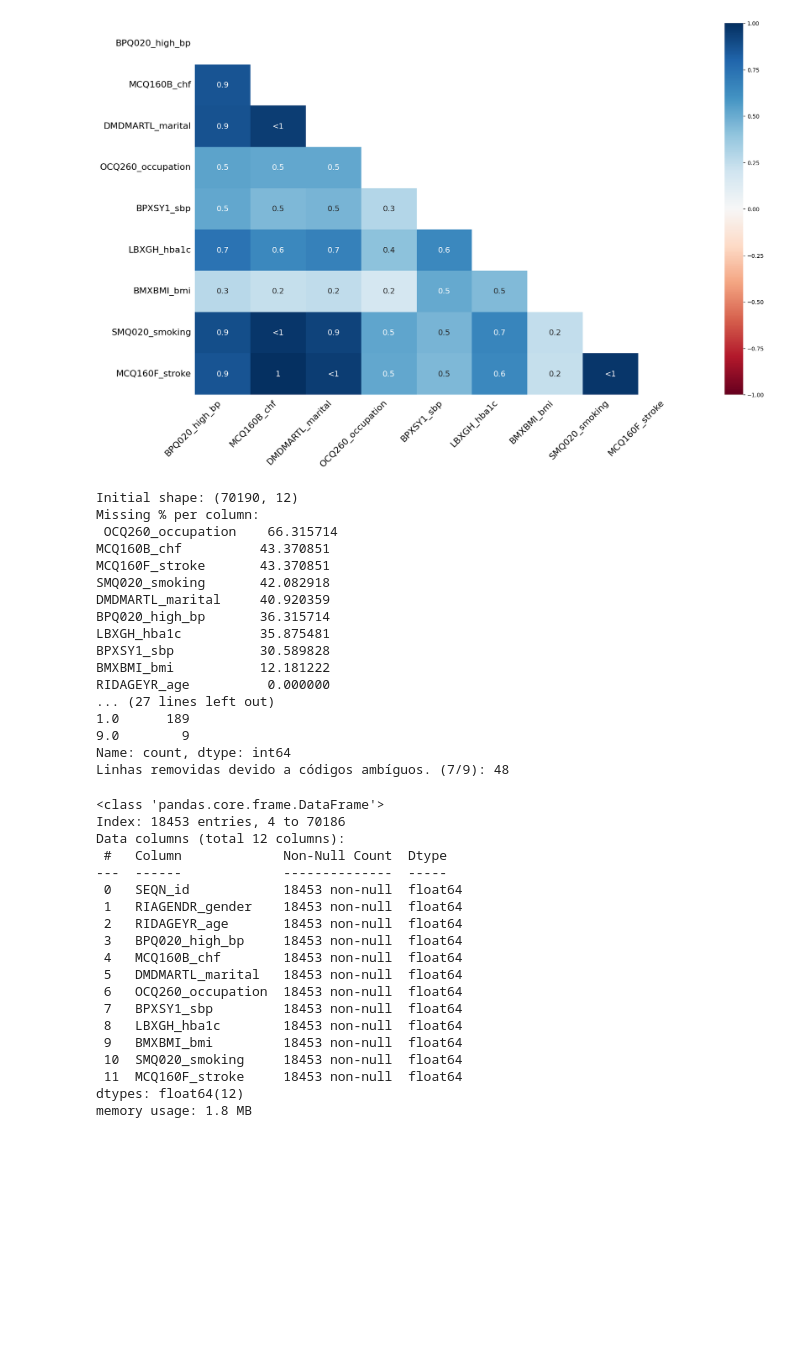
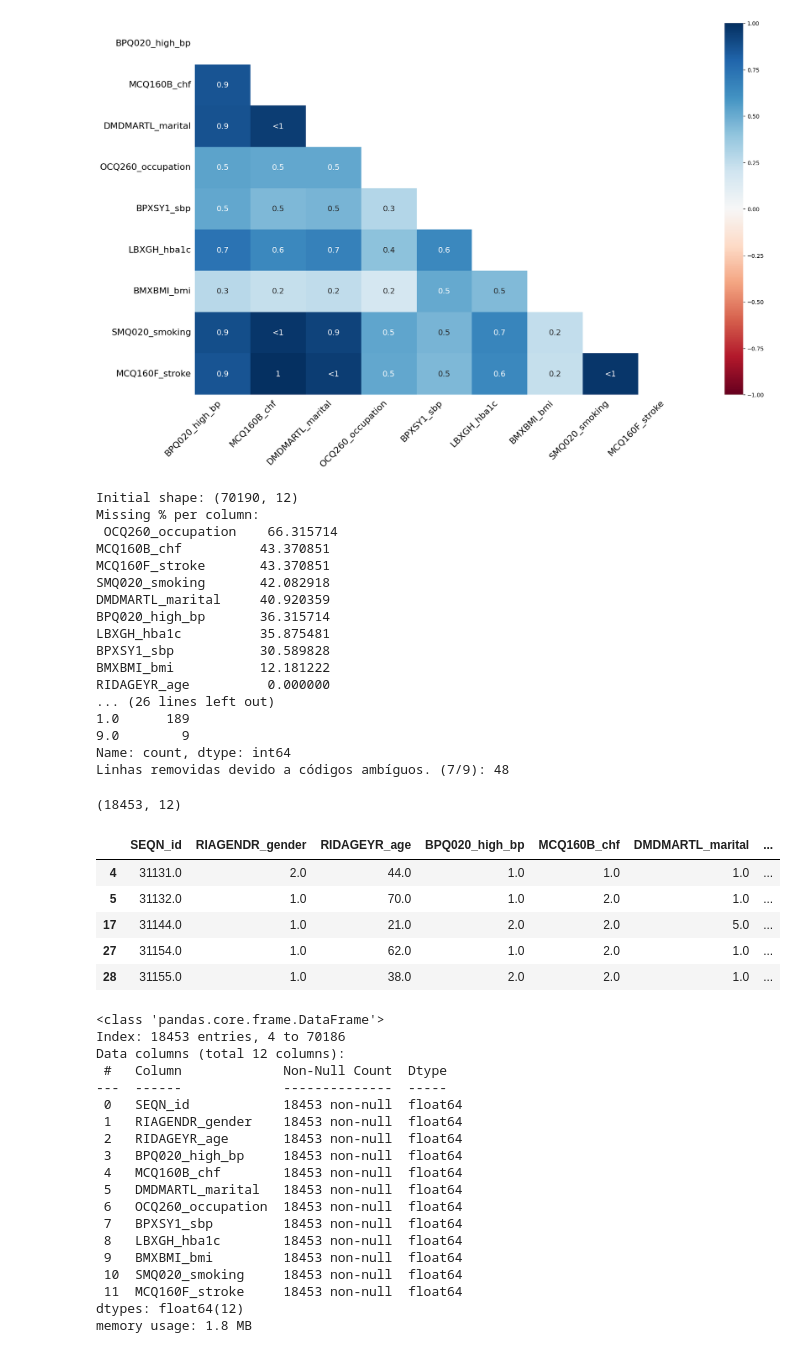
Before and after one commit to nigroev/fiap-pos-tech-ia-para-devs, a Jupyter notebook: 01-aulas-gravadas/01-welcome-to-ia-para-devs/07-tech-challenge/tech-challenge-fase-1.ipynb, the cells around one changed output. Drawn from its saved outputs; the diff is of its cells as text; code cells hidden in the pictures; blank space fills up the shorter version.

Commit message:
feat: mais bases e drop linhas nulas

```diff
--- a/01-aulas-gravadas/01-welcome-to-ia-para-devs/07-tech-challenge/tech-challenge-fase-1.ipynb
+++ b/01-aulas-gravadas/01-welcome-to-ia-para-devs/07-tech-challenge/tech-challenge-fase-1.ipynb
@@ -252,25 +262,28 @@ msno.heatmap(df)
 <Axes: >
 [figure]
 # %%
-# Exibir missing por coluna e impacto do dropna
+# exibir a forma inicial do DataFrame
 print("Initial shape:", df.shape)
 
+# Exibir missing por coluna
 missing_pct = (df.isnull().sum() / len(df) * 100).sort_values(ascending=False)
 print("Missing % per column:\n", missing_pct)
 
-# Não aplicar dropna global; vamos usar imputação no pipeline
-print("Final shape (after removing ambiguous codes):", df.shape)
-
 # Remover todas as linhas que possuem pelo menos um valor nulo
 print('Shape antes do dropna:', df.shape)
+
+# remover linhas com valores nulos
 df = df.dropna()
+
 print('Shape após remover todas as linhas com valores nulos:', df.shape)
 
 # Verificar valores ambíguos nas variáveis categóricas e no alvo (códigos 7 e 9)
 cat_cols = ['BPQ020_high_bp', 'MCQ160B_chf', 'SMQ020_smoking', 'MCQ160F_stroke']
 
+# exibir contagens de valores para as colunas categóricas
 rows_after = df.shape[0]
 
+# exibir contagens de valores para as colunas categóricas
 for c in cat_cols:
     if c in df.columns:
         print(c, "contagens de valor:")
@@ -283,6 +296,8 @@ for c in amb_cols:
     df = df[~df[c].isin([7,9])]
 rows_after = df.shape[0]
 print(f"Linhas removidas devido a códigos ambíguos. (7/9): {rows_before - rows_after}")
+
+df.shape
 # %% [output]
 Initial shape: (70190, 12)
 Missing % per column:
@@ -296,11 +311,21 @@ LBXGH_hba1c          35.875481
 BPXSY1_sbp           30.589828
 BMXBMI_bmi           12.181222
 RIDAGEYR_age          0.000000
-... (27 lines left out)
+... (26 lines left out)
 1.0      189
 9.0        9
 Name: count, dtype: int64
 Linhas removidas devido a códigos ambíguos. (7/9): 48
+(18453, 12)
+# %%
+df.head()
+# %% [output]
+|  | SEQN_id | RIAGENDR_gender | RIDAGEYR_age | BPQ020_high_bp | MCQ160B_chf | DMDMARTL_marital | ... |
+| 4 | 31131.0 | 2.0 | 44.0 | 1.0 | 1.0 | 1.0 | ... |
+| 5 | 31132.0 | 1.0 | 70.0 | 1.0 | 2.0 | 1.0 | ... |
+| 17 | 31144.0 | 1.0 | 21.0 | 2.0 | 2.0 | 5.0 | ... |
+| 27 | 31154.0 | 1.0 | 62.0 | 1.0 | 2.0 | 1.0 | ... |
+| 28 | 31155.0 | 1.0 | 38.0 | 2.0 | 2.0 | 1.0 | ... |
 # %%
 # Verificar o DataFrame final
 df.info()
```
Also changed, not shown: parts of 7 cells of this notebook.
